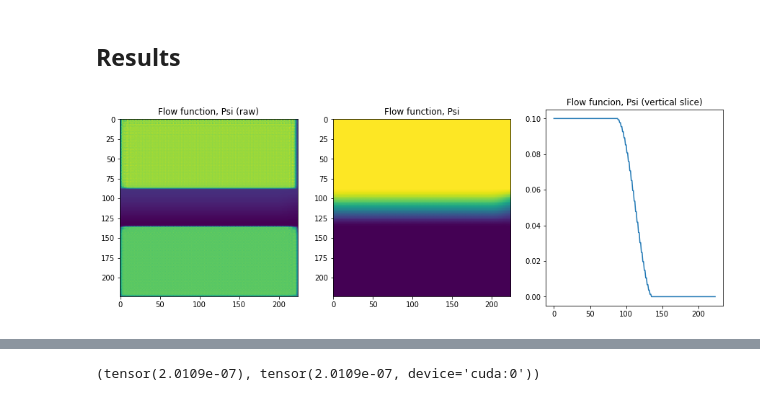
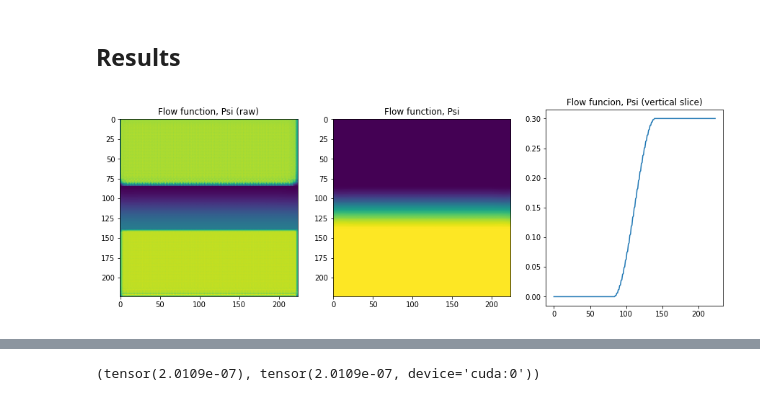
Before and after one commit to Mechanics-Mechatronics-and-Robotics/Physics-based-loss-and-machine-learning-approach-in-application-to-viscous-fluids-flow-modeling, a Jupyter notebook: Main.ipynb, the cells around one changed output, grey strips where cells are left out. Drawn from its saved outputs; the diff is of its cells as text; code cells hidden in the pictures.

```diff
--- a/Main.ipynb
+++ b/Main.ipynb
@@ -71,6 +83,9 @@ The domain of size *'L x L'*  with flow channel is represented as an image of si
 # %%
+#Image number from the imgList
+imgNo = 1
 # L x L flow domain
 L = 0.1
+h = (126-92)*L/126 # h is thickness of the gap between 2 parallel plates when 'Parallel plates.png' is under study
 
 # Normalized coordinates, finite diferences, limits and elementary surface area
 X1N = torch.linspace(0, 1, SIZE)
@@ -82,7 +97,7 @@ LIM2 = [0, L]
 ds = DX1N * DX2N * LIM1[1] * LIM2[1] # elementary surface area
 
 # Flow rate through the inlet (outlet) boundary, m^3/s
-Q = 0.1
+Q = 0.3
 
 # Koefficient of dynamic viscosity (viscosity), Pa*s
 MU = 1e-3
@@ -577,8 +641,10 @@ The velocity is equal to zero on all the surfaces. The flow rate is known and eq
 1. Flow function initialization
 # %%
 #Initialization
-psi0 = (torch.linspace(Q * 4, 0,SIZE, dtype=torch.float32) * torch.ones(SIZE,SIZE)).T - 1.5 * Q #raw Psi0 function
-psi0_masked = (psi0 * wall_mask) + (upper_mask * Q)# Psi0 function with mask
+#psi0 = (torch.linspace(Q * 4, 0,SIZE, dtype=torch.float32) * torch.ones(SIZE,SIZE)).T - 1.5 * Q #raw Psi0 function
+psi0 = (torch.linspace(0, Q, SIZE, dtype=torch.float32) * torch.ones(SIZE,SIZE)).T #raw Psi0 function
+#psi0_masked = (psi0 * wall_mask) + (upper_mask * Q)# Psi0 function with mask
+psi0_masked = psi0 *flowDomainMask + (lowerWallMask*Q)
 
 #Visualization
 nr=1
@@ -736,19 +802,15 @@ class UNet(nn.Module):
         )
 
 def power_loss(psi):
-    psi_masked = (psi[0,0,:,:] * wall_mask) + (upper_mask * Q)
+    psi_masked = (psi[0,0,:,:] * flowDomainMask) + (lowerWallMask * Q)
     v1,v2 = velocityDistr(psi_masked, DX1N, DX2N, LIM1, LIM2)
 
-    #v1Masked = (v1*velocityMask) + v1Mask
-    #v2Masked = (v2*velocityMask)
-    #v2Masked = torch.zeros(imgSize,imgSize)
-
     xi11, xi12, xi22, EtaEta = TksiDistr(v1, v2, DX1N, DX2N, LIM1, LIM2)
-    #xi11,xi12,xi22,EtaEta = TksiDistr(v1Masked,v2Masked,dx1n,dx2n,lim1,lim2)
 
     int1EtaEta = torch.trapezoid(EtaEta)
     int2EtaEta = torch.trapezoid(int1EtaEta)
     out = 0.5*MU*ds*int2EtaEta #doublelIntegral(0.5*mu*EtaEta,lim1,lim2) #loss
+
     return out #0.5 * MU * s * EtaEta.mean()
 # %% [markdown]
 ## Training
@@ -761,8 +823,8 @@ s = DX1N * DX2N * LIM1[1] * LIM2[1]
 
 # Перемещение на GPU
 x = x.to(DEVICE)
-wall_mask = wall_mask.to(DEVICE)
-upper_mask = upper_mask.to(DEVICE)
+flowDomainMask = flowDomainMask.to(DEVICE)
+lowerWallMask = lowerWallMask.to(DEVICE)
 DX1N = DX2N.to(DEVICE)
 DX2N = DX2N.to(DEVICE)
 s = s.to(DEVICE)
@@ -856,27 +918,27 @@ Final loss: 0.567
 # %%
 #Output of the network: psi function of the flow
 
-psi_masked = (psi[0, 0, :, :].clone().detach() * wall_mask) + (upper_mask * Q)
+psi_masked = (psi[0, 0, :, :].clone().detach() * flowDomainMask) + (lowerWallMask * Q)
 
 #Visualization
 nr=1
 nc=3
 fig = plt.figure(figsize=(FIGSIZE*nc, FIGSIZE*nr))
 plt.subplot(nr,nc,1)
 plt.imshow(psi[0, 0, :, :].clone().detach().to('cpu'))
 plt.title('Flow function, Psi (raw)')
 
 plt.subplot(nr,nc,2)
 plt.imshow(psi_masked.to('cpu'))
 plt.title('Flow function, Psi')
 
 plt.subplot(nr,nc,3)
 plt.plot(psi_masked[:,sp].to('cpu'))
 plt.title('Flow funcion, Psi (vertical slice)')
 
 plt.show()
 # %% [output]
-[figure, old version]
+[figure, new version]
 # %%
 v1, v2 = velocityDistr(psi_masked, DX1N, DX2N, LIM1, LIM2)
 
```
Also changed, not shown: parts of 21 cells of this notebook.
